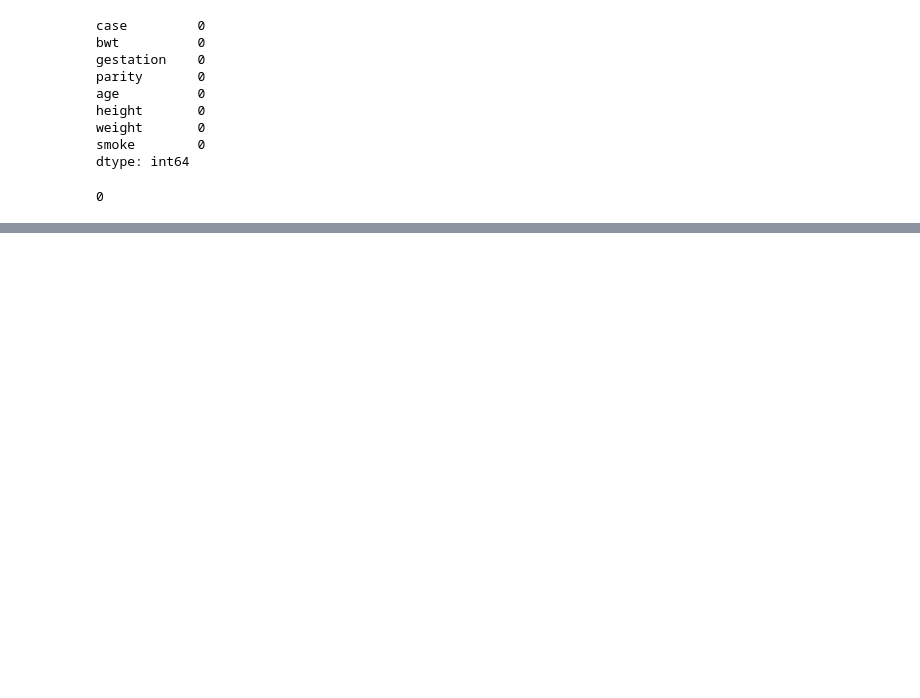
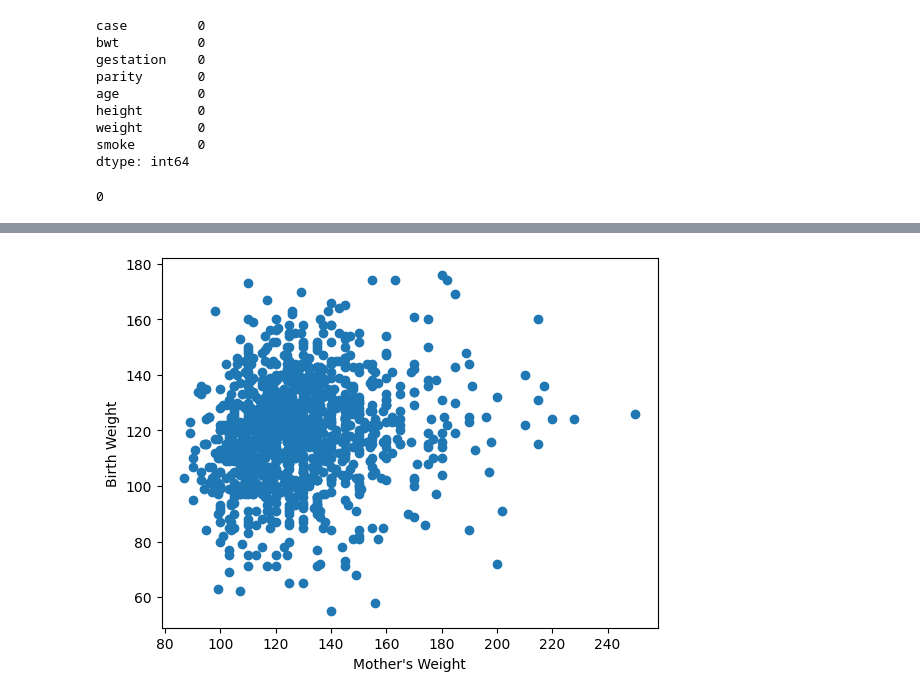
Before and after one commit to Vikash-Kumar-984/Machine-Learning-Model-API-Frontend-and-Backend, a Jupyter notebook: model_training.ipynb, the cells around one changed output, grey strips where cells are left out. Saved outputs shown, nothing was run; the diff lists cells and outputs as text; code cells hidden in the pictures; blank space fills up the shorter version.

```diff
--- a/model_training.ipynb
+++ b/model_training.ipynb
@@ -92,0 +136,7 @@ print(df.duplicated().sum()) #To check the duplicate values
+# %%
+plt.scatter(df['weight'],df['bwt'])
+plt.xlabel("Mother's Weight")
+plt.ylabel("Birth Weight")
+plt.show()
+# %% [output]
+[figure, added]
```
Also changed, not shown: parts of 14 cells of this notebook, 5 other files.
